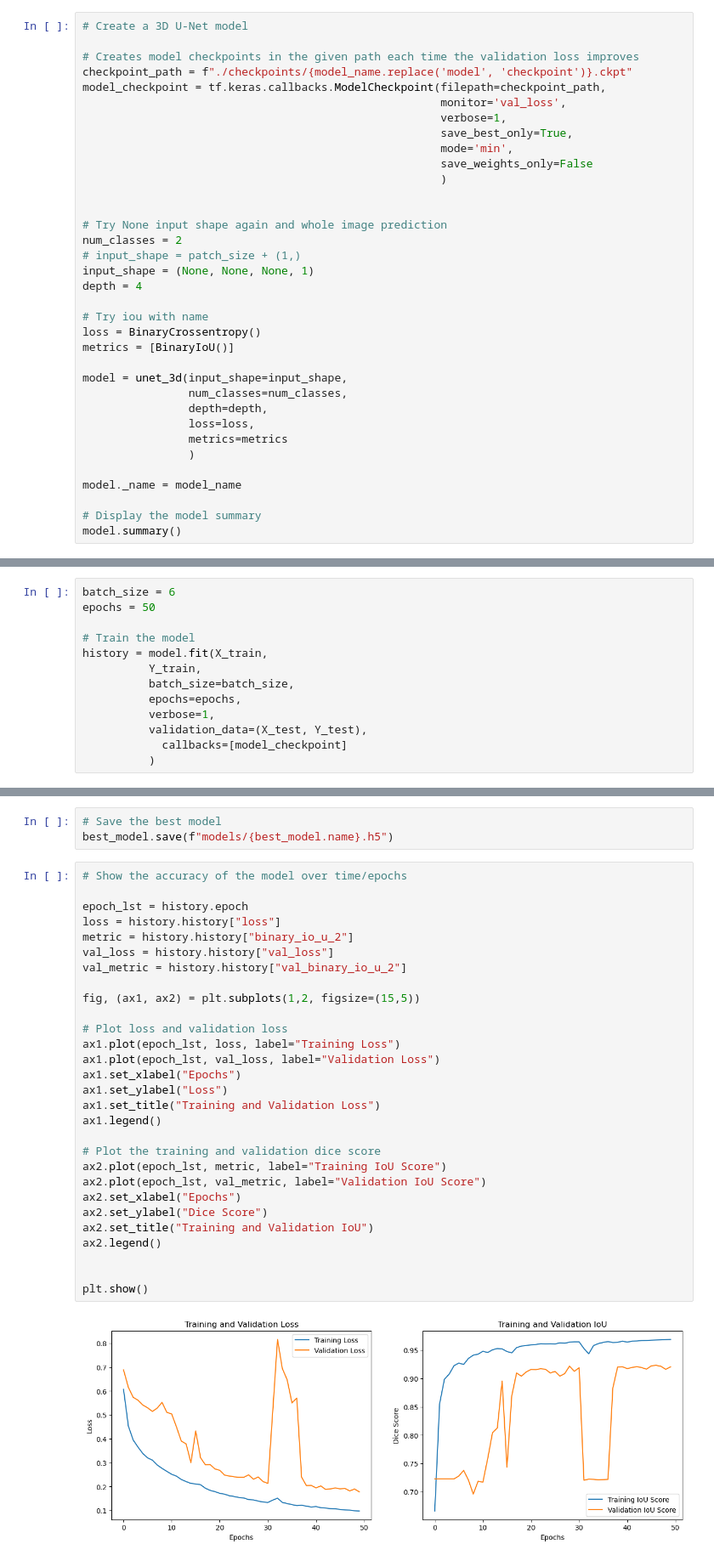
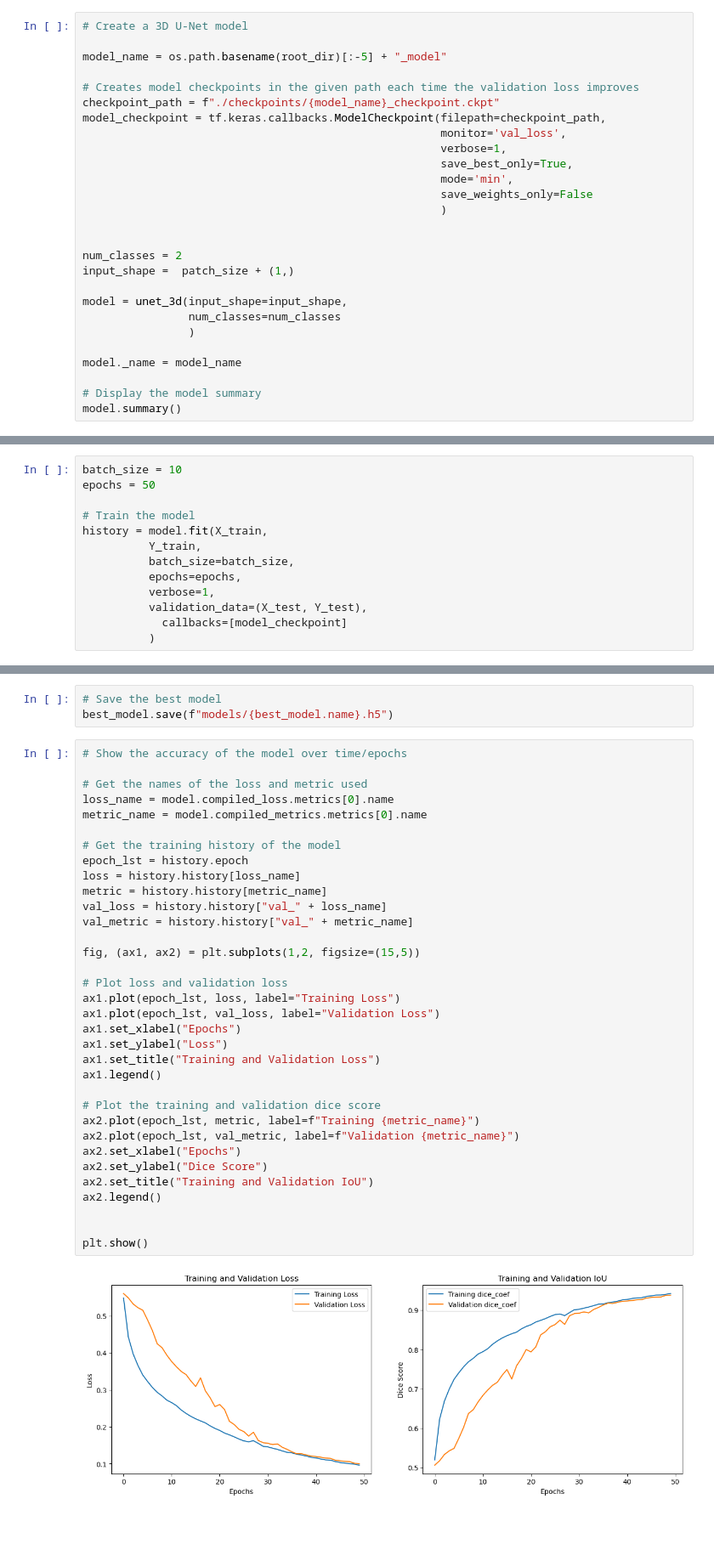
Before and after one commit to M5942/3D-U-Net-Project, a Jupyter notebook: train.ipynb, the cells around one changed output, grey strips where cells are left out. Shown: that part at 85% size. Drawn from its saved outputs; the diff is of its cells as text; blank space fills up the shorter version.

```diff
--- a/train.ipynb
+++ b/train.ipynb
@@ -47,8 +43,10 @@ y_test shape:  (144, 64, 64, 64, 2)
 # %%
 # Create a 3D U-Net model
 
+model_name = os.path.basename(root_dir)[:-5] + "_model"
+
 # Creates model checkpoints in the given path each time the validation loss improves
-checkpoint_path = f"./checkpoints/{model_name.replace('model', 'checkpoint')}.ckpt"
+checkpoint_path = f"./checkpoints/{model_name}_checkpoint.ckpt"
 model_checkpoint = tf.keras.callbacks.ModelCheckpoint(filepath=checkpoint_path,
                                                       monitor='val_loss',
                                                       verbose=1,
@@ -58,21 +56,11 @@ model_checkpoint = tf.keras.callbacks.ModelCheckpoint(filepath=checkpoint_path,
                                                       )
 
 
-# Try None input shape again and whole image prediction
 num_classes = 2
-# input_shape = patch_size + (1,)
-input_shape = (None, None, None, 1)
-depth = 4
-
-# Try iou with name
-loss = BinaryCrossentropy()
-metrics = [BinaryIoU()]
+input_shape =  patch_size + (1,)
 
 model = unet_3d(input_shape=input_shape,
-                num_classes=num_classes,
-                depth=depth,
-                loss=loss,
-                metrics=metrics
+                num_classes=num_classes
                 )
 
 model._name = model_name
@@ -98,7 +86,7 @@ Trainable params: 1,385,010
 Non-trainable params: 1,408
 __________________________________________________________________________________________________
 # %%
-batch_size = 6
+batch_size = 10
 epochs = 50
 
 # Train the model
@@ -159,34 +148,39 @@ best_model.save(f"models/{best_model.name}.h5")
 # %%
 # Show the accuracy of the model over time/epochs
 
+# Get the names of the loss and metric used
+loss_name = model.compiled_loss.metrics[0].name
+metric_name = model.compiled_metrics.metrics[0].name
+
+# Get the training history of the model
 epoch_lst = history.epoch
-loss = history.history["loss"]
-metric = history.history["binary_io_u_2"]
-val_loss = history.history["val_loss"]
-val_metric = history.history["val_binary_io_u_2"]
+loss = history.history[loss_name]
+metric = history.history[metric_name]
+val_loss = history.history["val_" + loss_name]
+val_metric = history.history["val_" + metric_name]
 
 fig, (ax1, ax2) = plt.subplots(1,2, figsize=(15,5))
 
 # Plot loss and validation loss
 ax1.plot(epoch_lst, loss, label="Training Loss")
 ax1.plot(epoch_lst, val_loss, label="Validation Loss")
 ax1.set_xlabel("Epochs")
 ax1.set_ylabel("Loss")
 ax1.set_title("Training and Validation Loss")
 ax1.legend()
 
 # Plot the training and validation dice score
-ax2.plot(epoch_lst, metric, label="Training IoU Score")
-ax2.plot(epoch_lst, val_metric, label="Validation IoU Score")
+ax2.plot(epoch_lst, metric, label=f"Training {metric_name}")
+ax2.plot(epoch_lst, val_metric, label=f"Validation {metric_name}")
 ax2.set_xlabel("Epochs")
 ax2.set_ylabel("Dice Score")
 ax2.set_title("Training and Validation IoU")
 ax2.legend()
 
 
 plt.show()
 # %% [output]
-[figure, old version]
+[figure, new version]
 # %%
 # Generate predictions (probabilities -- the output of the last layer)
 
```
Also changed, not shown: parts of 9 cells of this notebook, 33 other files.
